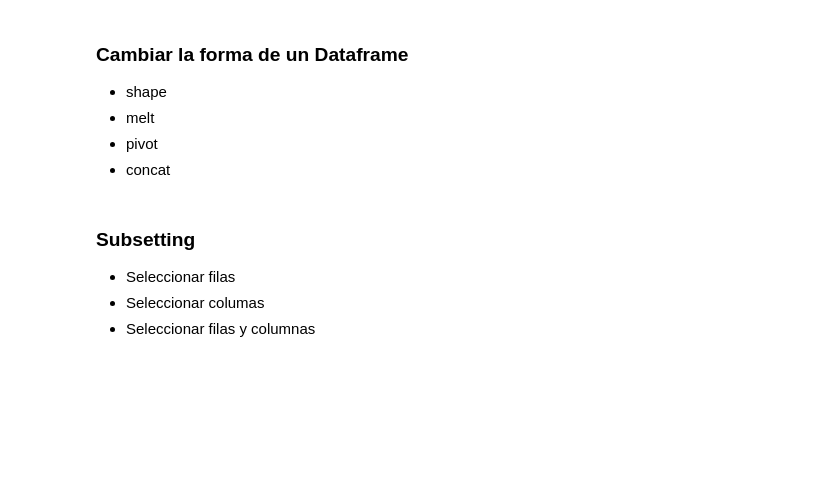
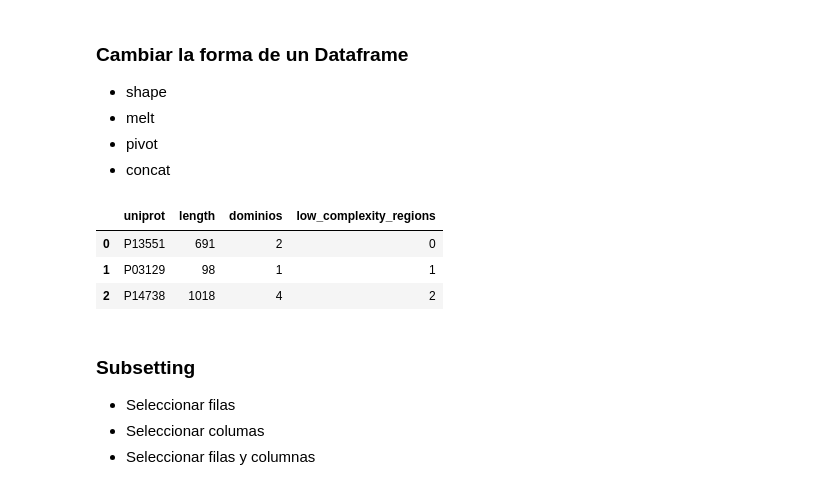
Before and after one commit to javieriserte/qualitative-data-course, a Jupyter notebook: classes/C01.Intro.Python.ipynb, the cells around one changed output. Cells and saved outputs as stored; diff of their text form; code cells hidden in the pictures; blank space fills up the shorter version.

```diff
--- a/classes/C01.Intro.Python.ipynb
+++ b/classes/C01.Intro.Python.ipynb
@@ -1019,6 +1023,22 @@ df
 - melt
 - pivot
 - concat
+# %%
+data = {
+  "uniprot": ['P13551', 'P03129', 'P14738'],
+  "length": [691, 98, 1018],
+  "dominios": [2, 1, 4],
+  "low_complexity_regions": [0, 1, 2],
+}
+df = pd.DataFrame(data)
+display(df)
+
+df.pivot(values=["length", "dominios", "low_complexity_regions"])
+# %% [output]
+|  | uniprot | length | dominios | low_complexity_regions |
+| 0 | P13551 | 691 | 2 | 0 |
+| 1 | P03129 | 98 | 1 | 1 |
+| 2 | P14738 | 1018 | 4 | 2 |
 # %% [markdown]
 ### Subsetting
 
```
Also changed, not shown: parts of 1 cell of this notebook, 1 other file.
